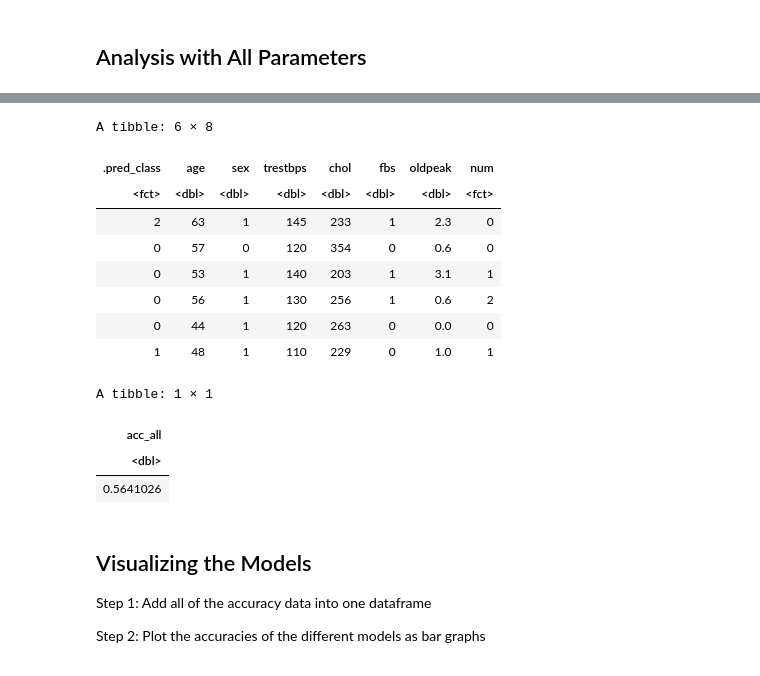
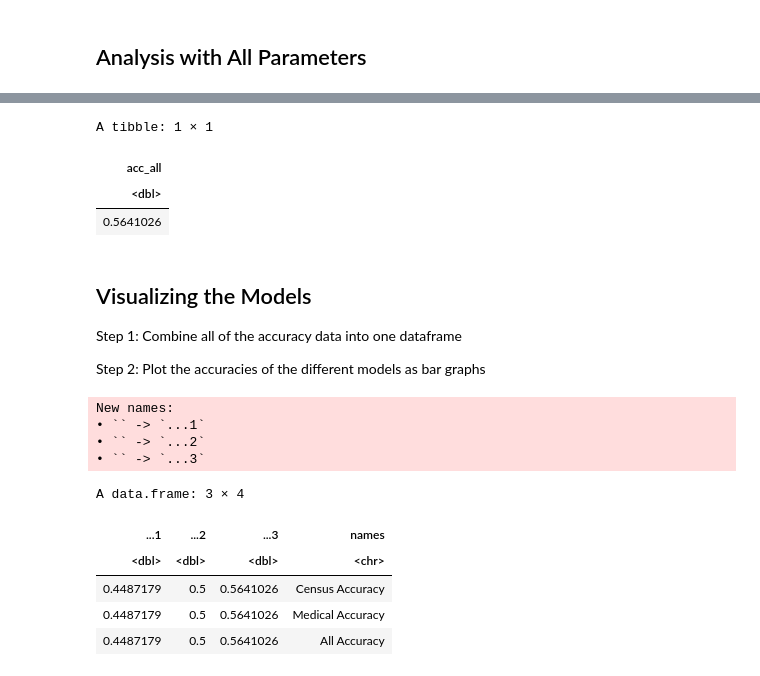
Before and after one commit to Phoebeml/Group20_DSCI100, a Jupyter notebook: Group20Project.ipynb, the cells around one changed output, grey strips where cells are left out. Saved outputs shown, nothing was run; the diff lists cells and outputs as text; code cells hidden in the pictures.

Commit message:
working on binding accuracy cols

```diff
--- a/Group20Project.ipynb
+++ b/Group20Project.ipynb
@@ -401,7 +386,6 @@ heart_fit_all <- workflow() |>
 
 heart_predicted_all <- predict(heart_fit_all, heart_test_all) |>
     bind_cols(heart_test_all)
-head(heart_predicted_all)
 
 acc_all <- heart_predicted_all |>
     metrics(truth = num, estimate = .pred_class) |>
@@ -410,22 +394,29 @@ acc_all <- heart_predicted_all |>
     pull()
 tibble(acc_all)
 # %% [output]
-A tibble: 6 × 8
+A tibble: 1 × 1
-| .pred_class | age | sex | trestbps | chol | fbs | oldpeak | num |
-| <fct> | <dbl> | <dbl> | <dbl> | <dbl> | <dbl> | <dbl> | <fct> |
-| 2 | 63 | 1 | 145 | 233 | 1 | 2.3 | 0 |
-| 0 | 57 | 0 | 120 | 354 | 0 | 0.6 | 0 |
-| 0 | 53 | 1 | 140 | 203 | 1 | 3.1 | 1 |
-| 0 | 56 | 1 | 130 | 256 | 1 | 0.6 | 2 |
-| 0 | 44 | 1 | 120 | 263 | 0 | 0.0 | 0 |
-| 1 | 48 | 1 | 110 | 229 | 0 | 1.0 | 1 |
+| acc_all |
+| <dbl> |
+| 0.5641026 |
-A tibble: 1 × 1
-| acc_all |
-| <dbl> |
-| 0.5641026 |
 # %% [markdown]
 Visualizing the Models
 ---
-Step 1: Add all of the accuracy data into one dataframe
+Step 1: Combine all of the accuracy data into one dataframe
 
 Step 2: Plot the accuracies of the different models as bar graphs
+# %%
+accuracy_data <- bind_cols(acc_census,acc_med, acc_all)
+names <- c("Census Accuracy","Medical Accuracy", "All Accuracy")
+Accuracy_data <- data.frame(accuracy_data,names)
+Accuracy_data
+# %% [output]
+New names:
+• `` -> `...1`
+• `` -> `...2`
+• `` -> `...3`
+A data.frame: 3 × 4
+| ...1 | ...2 | ...3 | names |
+| <dbl> | <dbl> | <dbl> | <chr> |
+| 0.4487179 | 0.5 | 0.5641026 | Census Accuracy |
+| 0.4487179 | 0.5 | 0.5641026 | Medical Accuracy |
+| 0.4487179 | 0.5 | 0.5641026 | All Accuracy |
```
Also changed, not shown: parts of 3 cells of this notebook.
